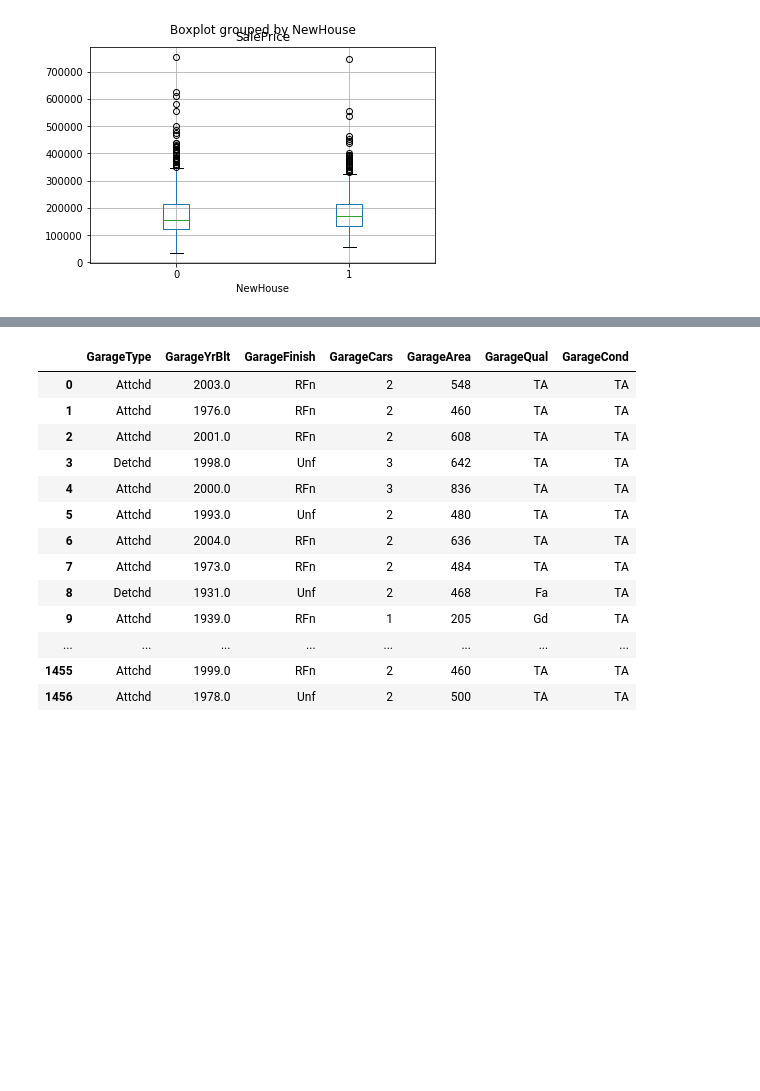
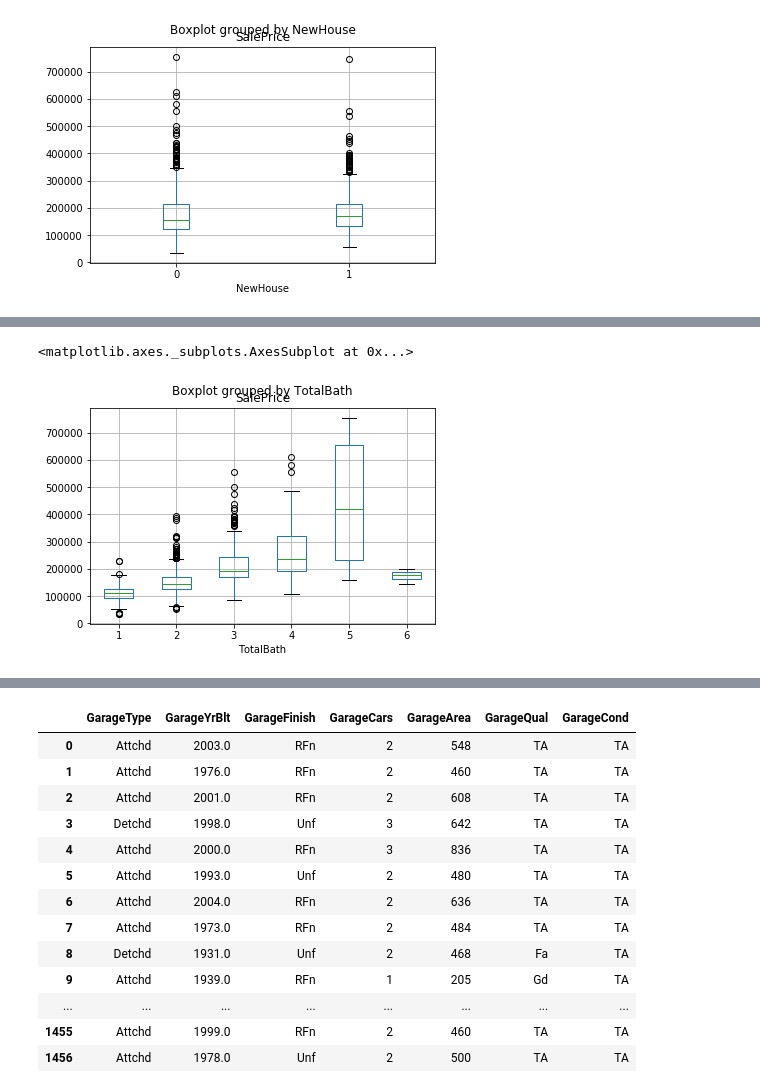
Before and after one commit to miketibb/Housing-Prices, a Jupyter notebook: Xgboost_Price.ipynb, the cells around one changed output, grey strips where cells are left out. Cells and saved outputs as stored; diff of their text form; code cells hidden in the pictures; blank space fills up the shorter version.

```diff
--- a/Xgboost_Price.ipynb
+++ b/Xgboost_Price.ipynb
@@ -119,0 +134,5 @@ data.boxplot(column='SalePrice', by='NewHouse')
+# %%
+data.boxplot(column='SalePrice', by='TotalBath')
+# %% [output]
+<matplotlib.axes._subplots.AxesSubplot at 0x...>
+[figure, added]
```
Also changed, not shown: parts of 40 cells of this notebook.
